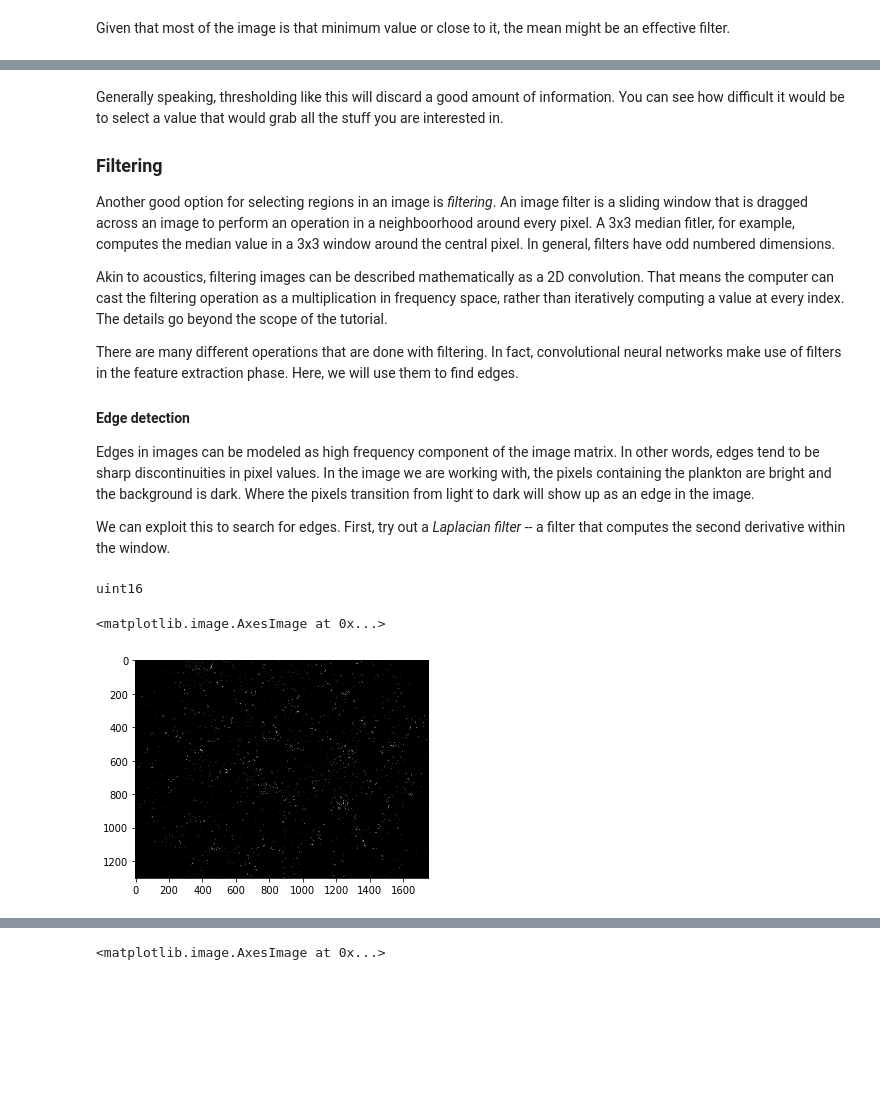
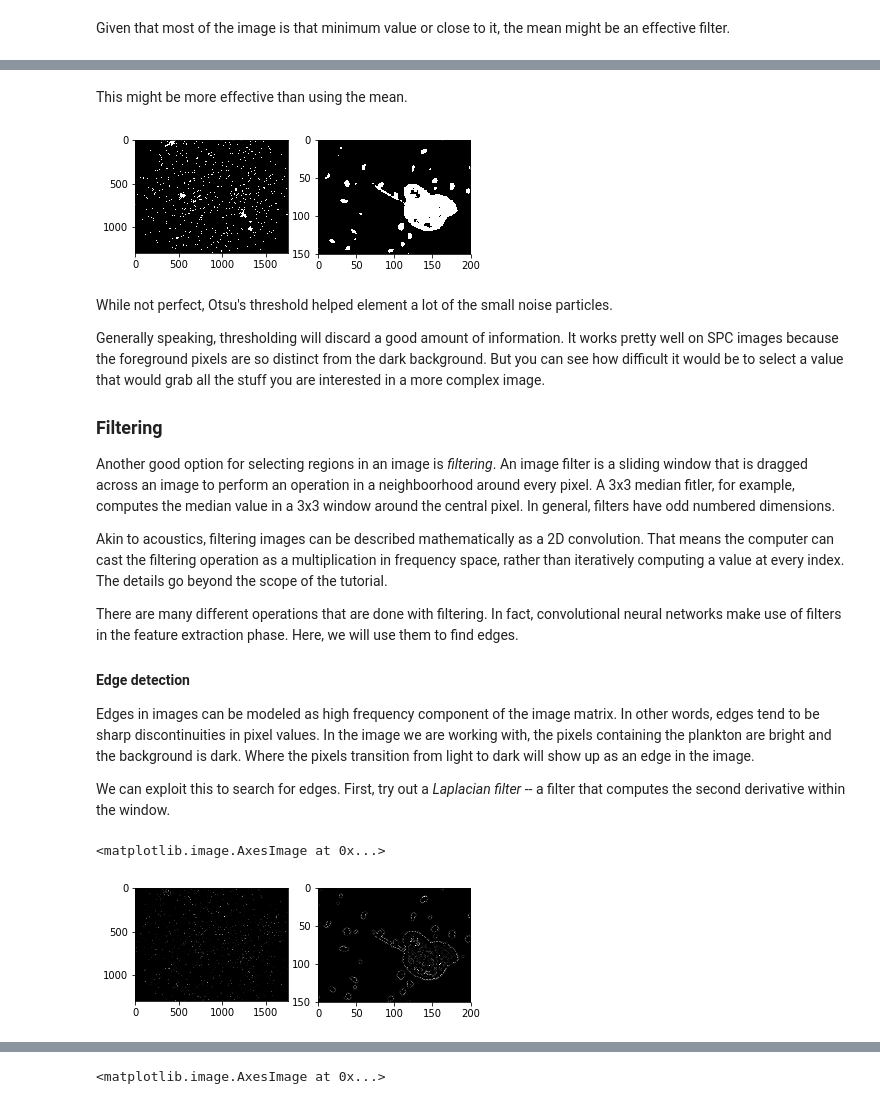
Before and after one commit to eor314/pogo_bioobs19_imaging, a Jupyter notebook: mod2_region_finding.ipynb, the cells around one changed output, grey strips where cells are left out. Saved outputs shown, nothing was run; the diff lists cells and outputs as text; code cells hidden in the pictures; blank space fills up the shorter version.

```diff
--- a/mod2_region_finding.ipynb
+++ b/mod2_region_finding.ipynb
@@ -106,5 +120,19 @@ plt.imshow(img_thresh[550:700, 400:600], cmap='gray')
+# %% [markdown]
+This might be more effective than using the mean.
+# %%
+img_otsu = np.where(img_gray < thresh, 0., 1.0)
+
+# plot the whole image and the subregion next to each other
+fig, ax = plt.subplots(1, 2)  # subplots allow defining two sets of axes
+ax[0].imshow(img_otsu, cmap='gray') # they can then be accessed numerically
+ax[1].imshow(img_otsu[550:700, 400:600], cmap='gray')
+plt.show()
+# %% [output]
+[figure, added]
 # %% [markdown]
-Generally speaking, thresholding like this will discard a good amount of information. You can see how difficult it would be to select a value that would grab all the stuff you are interested in.
+While not perfect, Otsu's threshold helped element a lot of the small noise particles.
+
+Generally speaking, thresholding will discard a good amount of information. It works pretty well on SPC images because the foreground pixels are so distinct from the dark background. But you can see how difficult it would be to select a value that would grab all the stuff you are interested in a more complex image.
 
 ### Filtering
 
@@ -121,14 +149,14 @@ We can exploit this to search for edges. First, try out a *Laplacian filter* --
 # %%
 # Use a laplacian filter from OpenCV
 img_laplace = cv2.Laplacian(img_gray, cv2.CV_16UC1, ksize=1)
 
-print(img_laplace.dtype)
-
-plt.imshow(img_laplace, cmap='gray')
+# plot the whole image and the subregion next to each other
+fig, ax = plt.subplots(1, 2)  # subplots allow defining two sets of axes
+ax[0].imshow(img_laplace, cmap='gray')
+ax[1].imshow(img_laplace[550:700, 400:600], cmap='gray')
 # %% [output]
-uint16
+<matplotlib.image.AxesImage at 0x...>
-<matplotlib.image.AxesImage at 0x...>
-[figure, old version]
+[figure, new version]
 # %% [markdown]
 The second arguement in the Laplacian command specifies the image depth, or data type of the output. We set it to uint16 to increase the percision of the computation. This is not always necessary, but it helps for a mostly empty image. *ksize* specificies the kernel size. ksize=1 gives us a kernal that look likes this:
 
```
Also changed, not shown: parts of 33 cells of this notebook.
